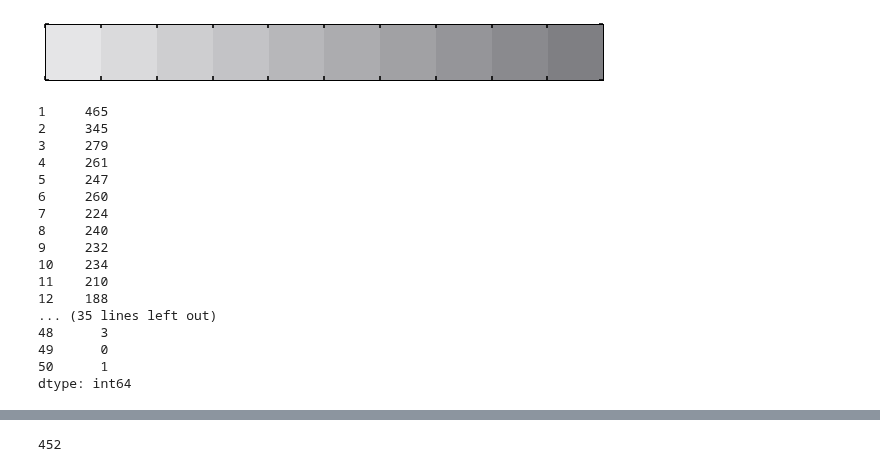
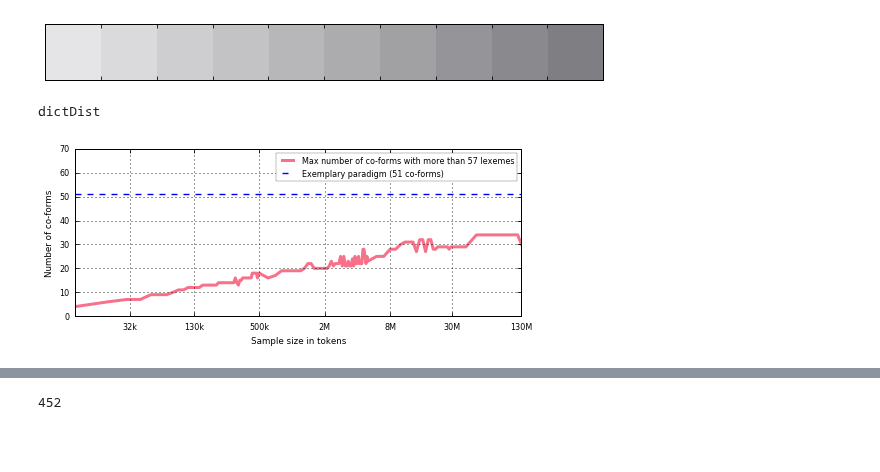
Before and after one commit to gboye/SWIM, a Jupyter notebook: ParadigmGeneration/Longitudinales/Longitudinales-IsolatedCellForms.ipynb, the cells around one changed output, grey strips where cells are left out. Saved outputs shown, nothing was run; the diff lists cells and outputs as text; code cells hidden in the pictures; blank space fills up the shorter version.

Commit message:
isolated

```diff
--- a/ParadigmGeneration/Longitudinales/Longitudinales-IsolatedCellForms.ipynb
+++ b/ParadigmGeneration/Longitudinales/Longitudinales-IsolatedCellForms.ipynb
@@ -67,14 +88,14 @@ def reFormatTicks(x,pos):
         text="%s%s"%(value,unit)
     return text
 # %%
-def setSeries(df):
-    for i in range(df.index.max()):
+def setSeries(df,nbCells=51):
+    for i in range(nbCells):
         if not i+1 in df.index:
             df[i+1]=0
     return df.sort_index()
 # %%
-def getCoforms(df):
+def getCoforms(df,nbCells=51):
     dfCoforms=df.apply(lambda x: x.count(), axis=1)
     mean=dfCoforms.mean()
-    dist=setSeries(dfCoforms.groupby(dfCoforms).count())
+    dist=setSeries(dfCoforms.groupby(dfCoforms).count(),nbCells=nbCells)
     return mean,dist
@@ -92,22 +102,42 @@ for MSP in listeMSP[:]:
-# %%
-dist
-# %% [output]
-1     465
-2     345
-3     279
-4     261
-5     247
-6     260
-7     224
-8     240
-9     232
-10    234
-11    210
-12    188
-... (35 lines left out)
-48      3
-49      0
-50      1
-dtype: int64
 # %%
 etapes=[2000000,8000000,30000000,130000000]
+# %%
+dictIsolatedCellForms={}
+dictCoforms={}
+dictDist={}
+for MSP in listeMSP[:]:
+    df=lireEchantillon(MSP)
+    tokens=getTokens(MSP)
+    dictIsolatedCellForms[tokens]=len(df)-len(df.dropna(thresh=2))
+    mean,dist=getCoforms(df)
+    dist.name="%dM tokens"%(tokens/1000000)
+    dictCoforms[tokens]=mean
+    dictDist[tokens]=dist
+print "dictDist"
+# %% [output]
+dictDist
+# %%
+ICmax={}
+for d in sorted(dictDist):
+    s=dictDist[d]
+#    print d
+#    print s[s>=57].index.max()
+    ICmax[d]=s[s>=57].index.max()
+ax=pd.Series(ICmax).plot(figsize=(8,3),linewidth=3)
+ax.set_xscale("log")
+ax.set_xlabel("Sample size in tokens")#,fontsize=16)
+ax.set_ylabel("Number of co-forms")#,fontsize=16)
+ax.set_ylim(0,70)
+ax.xaxis.set_major_formatter(ticker.FuncFormatter(reFormatTicks))
+ax.axhline(51,linestyle="--",label="Exemplary paradigm")
+plt.yticks(list(plt.yticks()[0]))
+handles, labels = ax.get_legend_handles_labels()
+labels=["Max number of co-forms with more than 57 lexemes", "Exemplary paradigm (51 co-forms)"]
+ax.legend(handles, labels,loc=1)
+rows=[32000,125000,500000,2000000,8000000,30000000,130000000]
+plt.xticks(rows)
+plt.grid()
+plt.minorticks_off()
+plt.savefig("MaxCoforms57IC.png",dpi=300, bbox_inches="tight")
+# %% [output]
+[figure, added]
```
Also changed, not shown: parts of 21 cells of this notebook, 6 other files.
